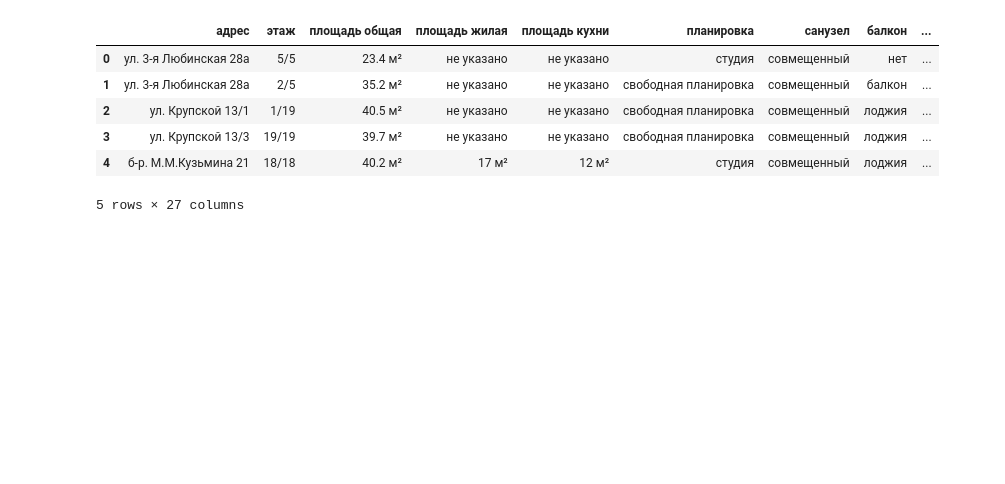
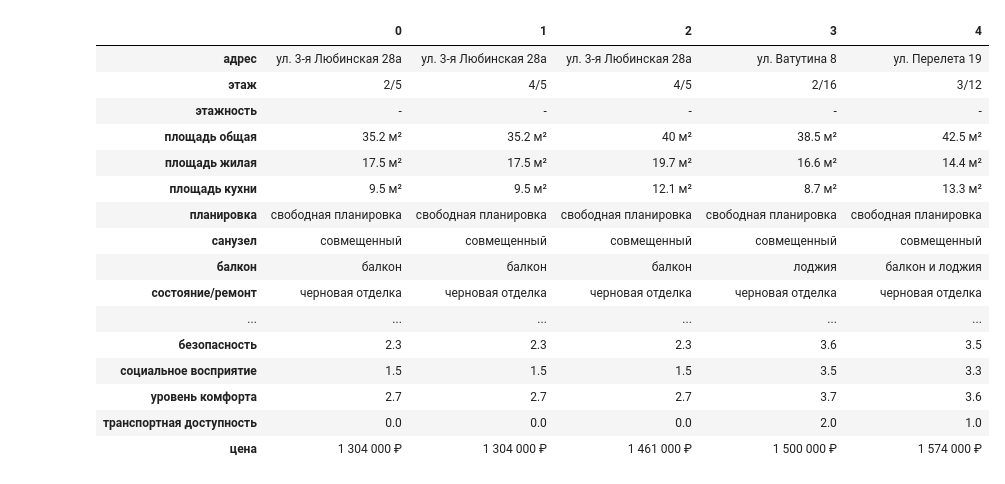
Before and after one commit to vdilchenko/university, a Jupyter notebook: OpenDataScience2018/mlsn_project.ipynb, the cells around one changed output. Drawn from its saved outputs; the diff is of its cells as text; code cells hidden in the pictures; blank space fills up the shorter version.

Commit message:
added more data

```diff
--- a/OpenDataScience2018/mlsn_project.ipynb
+++ b/OpenDataScience2018/mlsn_project.ipynb
@@ -3,15 +3,25 @@ import pandas as pd
 # %%
 data = pd.read_csv('/Users/ilchenkoslava/PycharmProjects/Upwork/MLSN/mlsn_property_data.csv')
 # %%
-data.head()
+data.head().T
 # %% [output]
-|  | адрес | этаж | площадь общая | площадь жилая | площадь кухни | планировка | санузел | балкон | ... |
-| 0 | ул. 3-я Любинская 28а | 5/5 | 23.4 м² | не указано | не указано | студия | совмещенный | нет | ... |
-| 1 | ул. 3-я Любинская 28а | 2/5 | 35.2 м² | не указано | не указано | свободная планировка | совмещенный | балкон | ... |
-| 2 | ул. Крупской 13/1 | 1/19 | 40.5 м² | не указано | не указано | свободная планировка | совмещенный | лоджия | ... |
-| 3 | ул. Крупской 13/3 | 19/19 | 39.7 м² | не указано | не указано | свободная планировка | совмещенный | лоджия | ... |
-| 4 | б-р. М.М.Кузьмина 21 | 18/18 | 40.2 м² | 17 м² | 12 м² | студия | совмещенный | лоджия | ... |
+|  | 0 | 1 | 2 | 3 | 4 |
+| адрес | ул. 3-я Любинская 28а | ул. 3-я Любинская 28а | ул. 3-я Любинская 28а | ул. Ватутина 8 | ул. Перелета 19 |
+| этаж | 2/5 | 4/5 | 4/5 | 2/16 | 3/12 |
+| этажность | - | - | - | - | - |
+| площадь общая | 35.2 м² | 35.2 м² | 40 м² | 38.5 м² | 42.5 м² |
+| площадь жилая | 17.5 м² | 17.5 м² | 19.7 м² | 16.6 м² | 14.4 м² |
+| площадь кухни | 9.5 м² | 9.5 м² | 12.1 м² | 8.7 м² | 13.3 м² |
+| планировка | свободная планировка | свободная планировка | свободная планировка | свободная планировка | свободная планировка |
+| санузел | совмещенный | совмещенный | совмещенный | совмещенный | совмещенный |
+| балкон | балкон | балкон | балкон | лоджия | балкон и лоджия |
+| состояние/ремонт | черновая отделка | черновая отделка | черновая отделка | черновая отделка | черновая отделка |
+| ... | ... | ... | ... | ... | ... |
+| безопасность | 2.3 | 2.3 | 2.3 | 3.6 | 3.5 |
+| социальное восприятие | 1.5 | 1.5 | 1.5 | 3.5 | 3.3 |
+| уровень комфорта | 2.7 | 2.7 | 2.7 | 3.7 | 3.6 |
+| транспортная доступность | 0.0 | 0.0 | 0.0 | 2.0 | 1.0 |
+| цена | 1 304 000 ₽ | 1 304 000 ₽ | 1 461 000 ₽ | 1 500 000 ₽ | 1 574 000 ₽ |
-5 rows × 27 columns
 # %%
 data.columns
 # %% [output]
```
Also changed, not shown: parts of 8 cells of this notebook.
